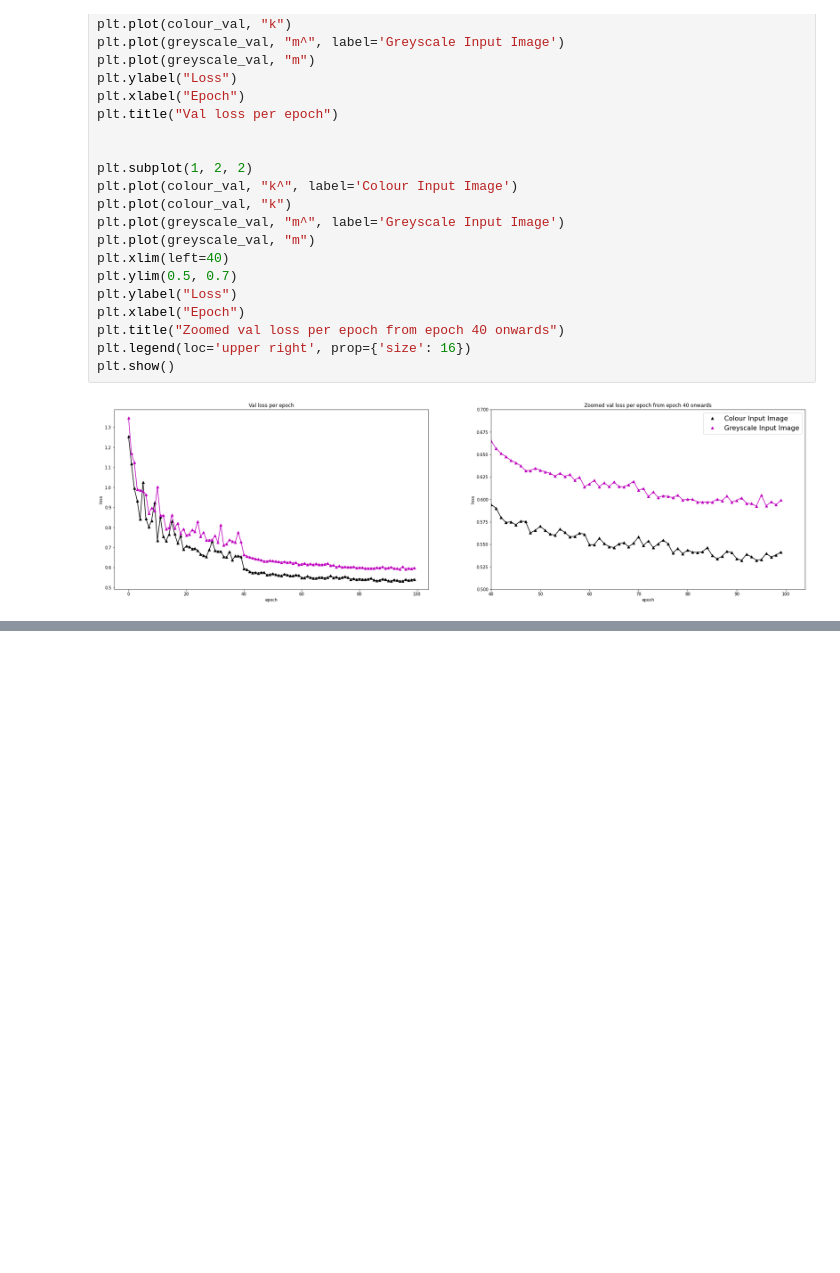
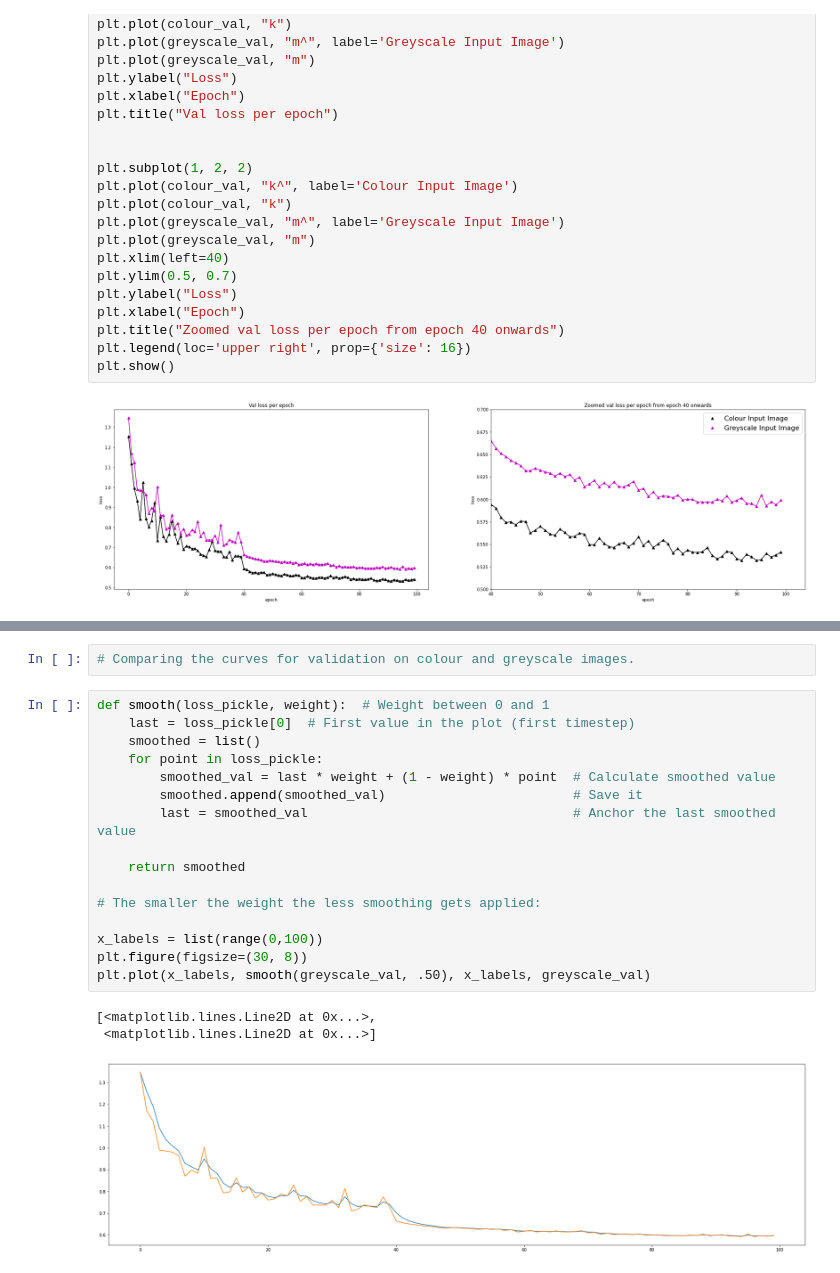
Before and after one commit to JackStelling/BiasMitigation, a Jupyter notebook: LNTL/utils/visualisations.ipynb, the cells around one changed output, grey strips where cells are left out. Saved outputs shown, nothing was run; the diff lists cells and outputs as text; blank space fills up the shorter version.

```diff
--- a/LNTL/utils/visualisations.ipynb
+++ b/LNTL/utils/visualisations.ipynb
@@ -181,0 +257,22 @@ plt.show()
+# %%
+# Comparing the curves for validation on colour and greyscale images.
+# %%
+def smooth(loss_pickle, weight):  # Weight between 0 and 1
+    last = loss_pickle[0]  # First value in the plot (first timestep)
+    smoothed = list()
+    for point in loss_pickle:
+        smoothed_val = last * weight + (1 - weight) * point  # Calculate smoothed value
+        smoothed.append(smoothed_val)                        # Save it
+        last = smoothed_val                                  # Anchor the last smoothed value
+
+    return smoothed
+
+# The smaller the weight the less smoothing gets applied:
+
+x_labels = list(range(0,100))
+plt.figure(figsize=(30, 8))
+plt.plot(x_labels, smooth(greyscale_val, .50), x_labels, greyscale_val)
+# %% [output]
+[<matplotlib.lines.Line2D at 0x...>,
+ <matplotlib.lines.Line2D at 0x...>]
+[figure, added]
```
Also changed, not shown: parts of 8 cells of this notebook, 16 other files.
